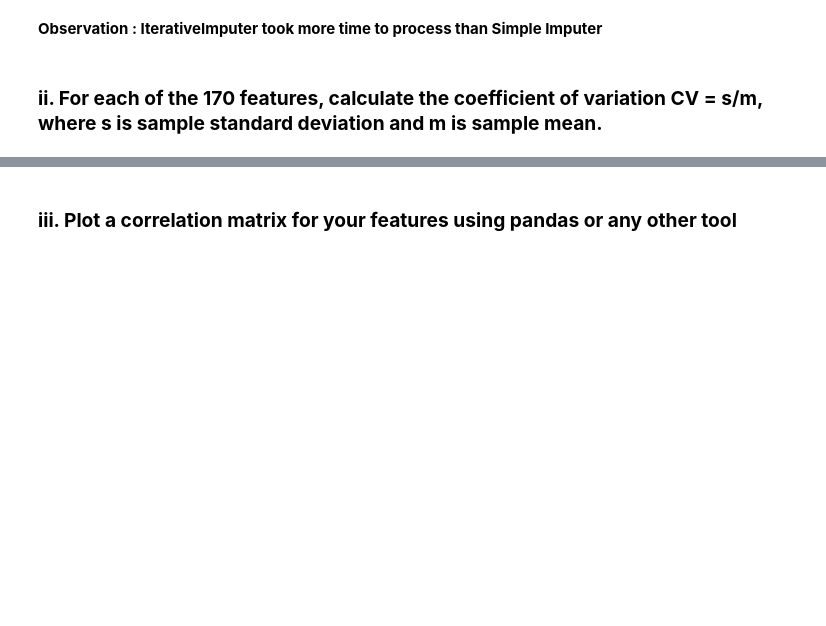
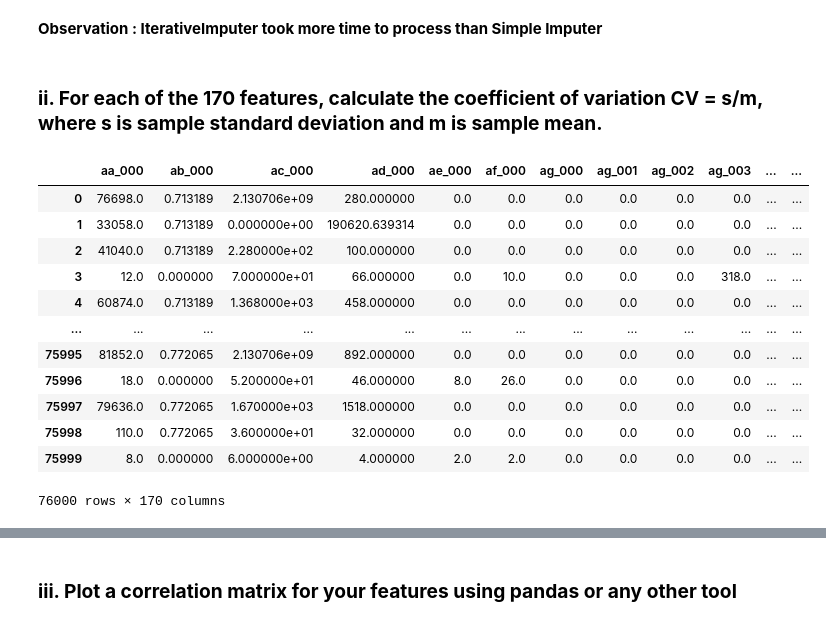
Before and after one commit to humera811/mldsnew, a Jupyter notebook: Homework6/notebook/Bano_Humera_HW6.ipynb, the cells around one changed output, grey strips where cells are left out. Drawn from its saved outputs; the diff is of its cells as text; code cells hidden in the pictures; blank space fills up the shorter version.

```diff
--- a/Homework6/notebook/Bano_Humera_HW6.ipynb
+++ b/Homework6/notebook/Bano_Humera_HW6.ipynb
@@ -177,3 +160,21 @@ __2) Using Iterative Imputation - Sklearn IterativeImputer was inspired by the R
 __Observation : IterativeImputer took more time to process than Simple Imputer__
 # %% [markdown]
 ### __ii. For each of the 170 features, calculate the coefficient of variation CV =  s/m, where s is sample standard deviation and m is sample mean.__
+# %%
+df_imputed = np.concatenate((aps_train_X, aps_test_X), axis = 0)
+df_imputed = pd.DataFrame(df_imputed,columns=aps_train.columns[1:])
+df_imputed
+# %% [output]
+|  | aa_000 | ab_000 | ac_000 | ad_000 | ae_000 | af_000 | ag_000 | ag_001 | ag_002 | ag_003 | ... | ... |
+| 0 | 76698.0 | 0.713189 | 2.130706e+09 | 280.000000 | 0.0 | 0.0 | 0.0 | 0.0 | 0.0 | 0.0 | ... | ... |
+| 1 | 33058.0 | 0.713189 | 0.000000e+00 | 190620.639314 | 0.0 | 0.0 | 0.0 | 0.0 | 0.0 | 0.0 | ... | ... |
+| 2 | 41040.0 | 0.713189 | 2.280000e+02 | 100.000000 | 0.0 | 0.0 | 0.0 | 0.0 | 0.0 | 0.0 | ... | ... |
+| 3 | 12.0 | 0.000000 | 7.000000e+01 | 66.000000 | 0.0 | 10.0 | 0.0 | 0.0 | 0.0 | 318.0 | ... | ... |
+| 4 | 60874.0 | 0.713189 | 1.368000e+03 | 458.000000 | 0.0 | 0.0 | 0.0 | 0.0 | 0.0 | 0.0 | ... | ... |
+| ... | ... | ... | ... | ... | ... | ... | ... | ... | ... | ... | ... | ... |
+| 75995 | 81852.0 | 0.772065 | 2.130706e+09 | 892.000000 | 0.0 | 0.0 | 0.0 | 0.0 | 0.0 | 0.0 | ... | ... |
+| 75996 | 18.0 | 0.000000 | 5.200000e+01 | 46.000000 | 8.0 | 26.0 | 0.0 | 0.0 | 0.0 | 0.0 | ... | ... |
+| 75997 | 79636.0 | 0.772065 | 1.670000e+03 | 1518.000000 | 0.0 | 0.0 | 0.0 | 0.0 | 0.0 | 0.0 | ... | ... |
+| 75998 | 110.0 | 0.772065 | 3.600000e+01 | 32.000000 | 0.0 | 0.0 | 0.0 | 0.0 | 0.0 | 0.0 | ... | ... |
+| 75999 | 8.0 | 0.000000 | 6.000000e+00 | 4.000000 | 2.0 | 2.0 | 0.0 | 0.0 | 0.0 | 0.0 | ... | ... |
+76000 rows × 170 columns
```
Also changed, not shown: parts of 17 cells of this notebook.
